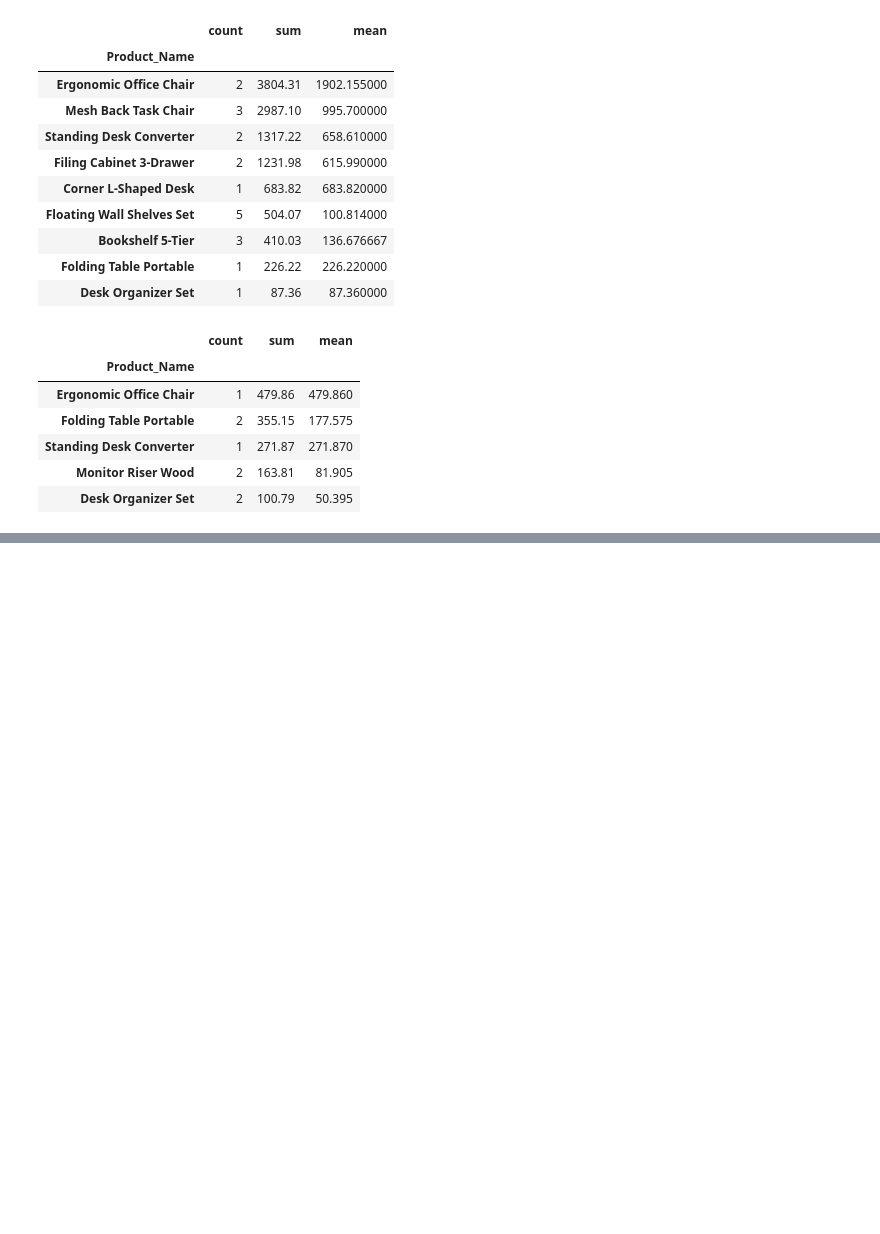
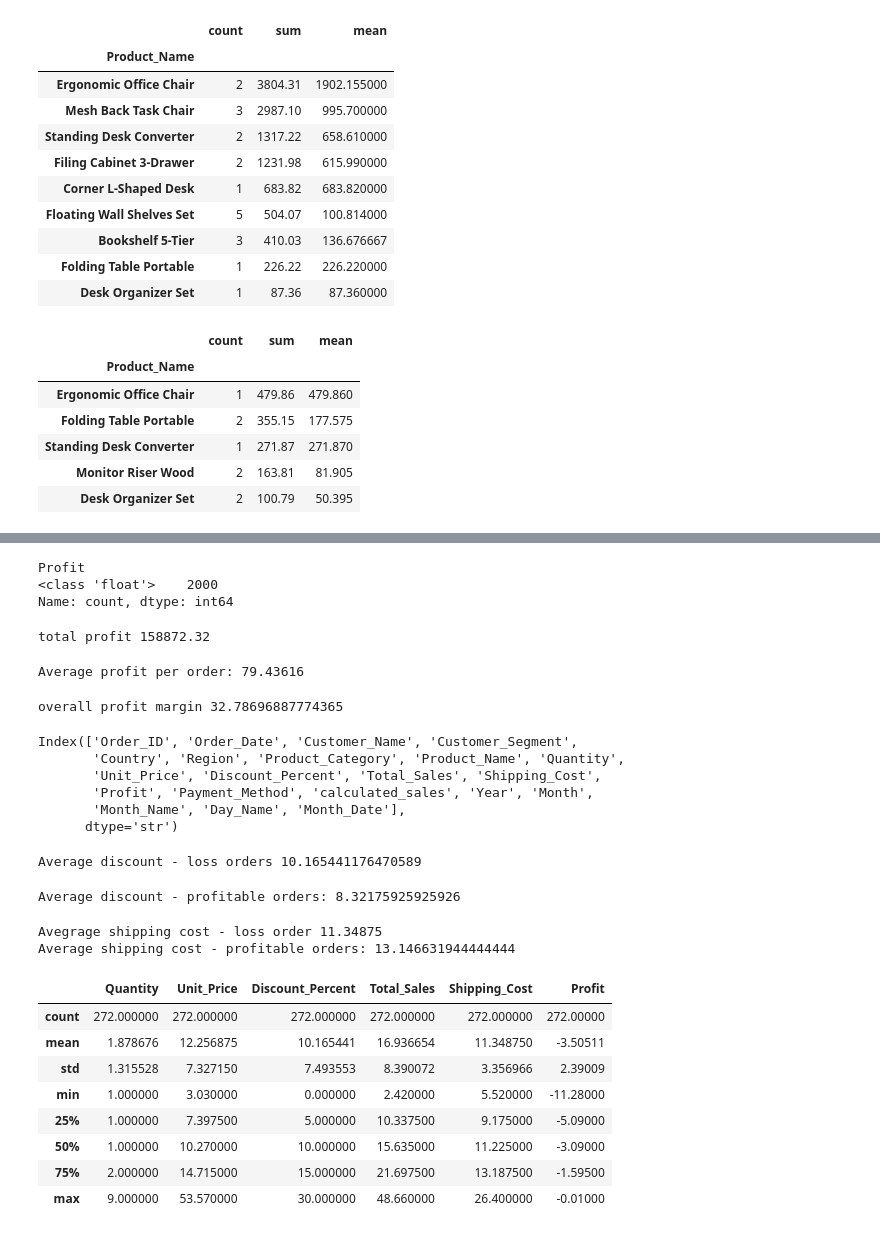
Before and after one commit to anubhabmandal09/ecommerce-sales-analysis, a Jupyter notebook: notebooks/sales_analysis.ipynb, the cells around one changed output, grey strips where cells are left out. Saved outputs shown, nothing was run; the diff lists cells and outputs as text; code cells hidden in the pictures; blank space fills up the shorter version.

```diff
--- a/notebooks/sales_analysis.ipynb
+++ b/notebooks/sales_analysis.ipynb
@@ -561,0 +610,72 @@ feb_furniture.groupby("Product_Name")["Total_Sales"].agg(
+# %%
+df["Profit"].dtype
+df["Profit"].head(20)
+df["Profit"].apply(type).value_counts()
+# %% [output]
+Profit
+<class 'float'>    2000
+Name: count, dtype: int64
+# %%
+total_profit= df["Profit"].sum()
+print("total profit", total_profit)
+# %% [output]
+total profit 158872.32
+# %%
+average_profit = df["Profit"].mean()
+
+print("Average profit per order:", average_profit)
+# %% [output]
+Average profit per order: 79.43616
+# %%
+profit_margins = (
+    df["Profit"].sum()/df["Total_Sales"].sum())*100
+print("overall profit margin", profit_margins)
+# %% [output]
+overall profit margin 32.78696887774365
+# %%
+loss_orders = df[df["Profit"] < 0]
+profitable_orders = df[df["Profit"] > 0]
+loss_orders.columns
+# %% [output]
+Index(['Order_ID', 'Order_Date', 'Customer_Name', 'Customer_Segment',
+       'Country', 'Region', 'Product_Category', 'Product_Name', 'Quantity',
+       'Unit_Price', 'Discount_Percent', 'Total_Sales', 'Shipping_Cost',
+       'Profit', 'Payment_Method', 'calculated_sales', 'Year', 'Month',
+       'Month_Name', 'Day_Name', 'Month_Date'],
+      dtype='str')
+# %%
+print("Average discount - loss orders",
+       loss_orders["Discount_Percent"].mean())
+# %% [output]
+Average discount - loss orders 10.165441176470589
+# %%
+print("Average discount - profitable orders:",
+      profitable_orders["Discount_Percent"].mean())
+# %% [output]
+Average discount - profitable orders: 8.32175925925926
+# %%
+print("Avegrage shipping cost - loss order",loss_orders["Shipping_Cost"].mean())
+print("Average shipping cost - profitable orders:",
+      profitable_orders["Shipping_Cost"].mean())
+# %% [output]
+Avegrage shipping cost - loss order 11.34875
+Average shipping cost - profitable orders: 13.146631944444444
+# %%
+loss_orders[[
+    "Quantity",
+    "Unit_Price",
+    "Discount_Percent",
+    "Total_Sales",
+    "Shipping_Cost",
+    "Profit"
+]].describe()
+# %% [output]
+|  | Quantity | Unit_Price | Discount_Percent | Total_Sales | Shipping_Cost | Profit |
+| count | 272.000000 | 272.000000 | 272.000000 | 272.000000 | 272.000000 | 272.00000 |
+| mean | 1.878676 | 12.256875 | 10.165441 | 16.936654 | 11.348750 | -3.50511 |
+| std | 1.315528 | 7.327150 | 7.493553 | 8.390072 | 3.356966 | 2.39009 |
+| min | 1.000000 | 3.030000 | 0.000000 | 2.420000 | 5.520000 | -11.28000 |
+| 25% | 1.000000 | 7.397500 | 5.000000 | 10.337500 | 9.175000 | -5.09000 |
+| 50% | 1.000000 | 10.270000 | 10.000000 | 15.635000 | 11.225000 | -3.09000 |
+| 75% | 2.000000 | 14.715000 | 15.000000 | 21.697500 | 13.187500 | -1.59500 |
+| max | 9.000000 | 53.570000 | 30.000000 | 48.660000 | 26.400000 | -0.01000 |
```
Also changed, not shown: parts of 23 cells of this notebook, 1 other file.
